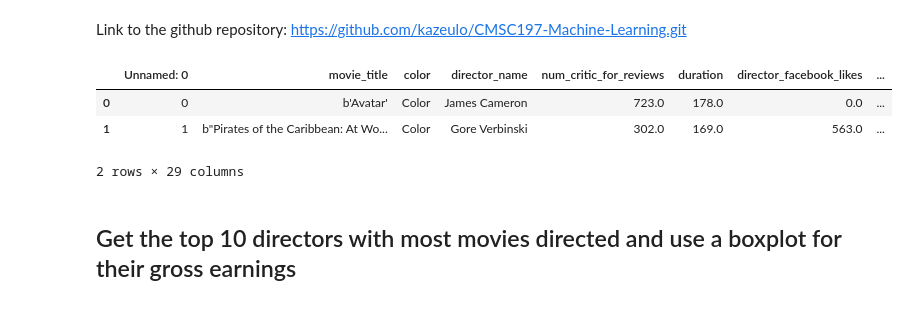
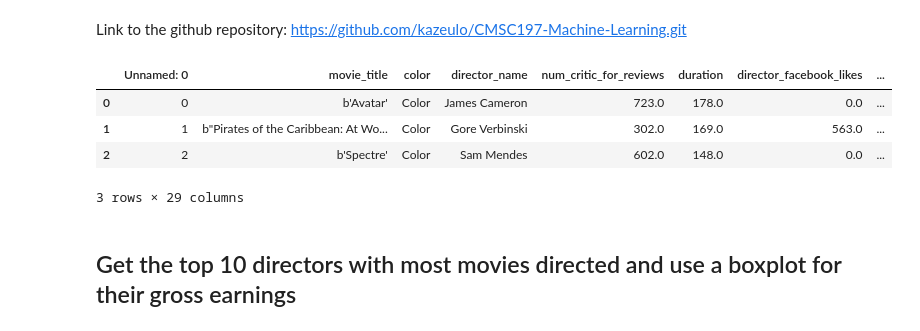
Before and after one commit to kazeulo/CMSC197-Machine-Learning, a Jupyter notebook: hw2/[hw2].ipynb, the cells around one changed output. Drawn from its saved outputs; the diff is of its cells as text; code cells hidden in the pictures.

```diff
--- a/hw2/[hw2].ipynb
+++ b/hw2/[hw2].ipynb
@@ -16,12 +16,13 @@ import seaborn as sns
 # %%
 data = pd.read_csv("data/movie_metadata_cleaned.csv")
 # %%
-data.head(2)
+data.head(3)
 # %% [output]
 |  | Unnamed: 0 | movie_title | color | director_name | num_critic_for_reviews | duration | director_facebook_likes | ... |
 | 0 | 0 | b'Avatar' | Color | James Cameron | 723.0 | 178.0 | 0.0 | ... |
 | 1 | 1 | b"Pirates of the Caribbean: At Wo... | Color | Gore Verbinski | 302.0 | 169.0 | 563.0 | ... |
+| 2 | 2 | b'Spectre' | Color | Sam Mendes | 602.0 | 148.0 | 0.0 | ... |
-2 rows × 29 columns
+3 rows × 29 columns
 # %% [markdown]
 ## Get the top 10 directors with most movies directed and use a boxplot for their gross earnings
 # %%
```
Also changed, not shown: parts of 1 cell of this notebook, 3 other files.
